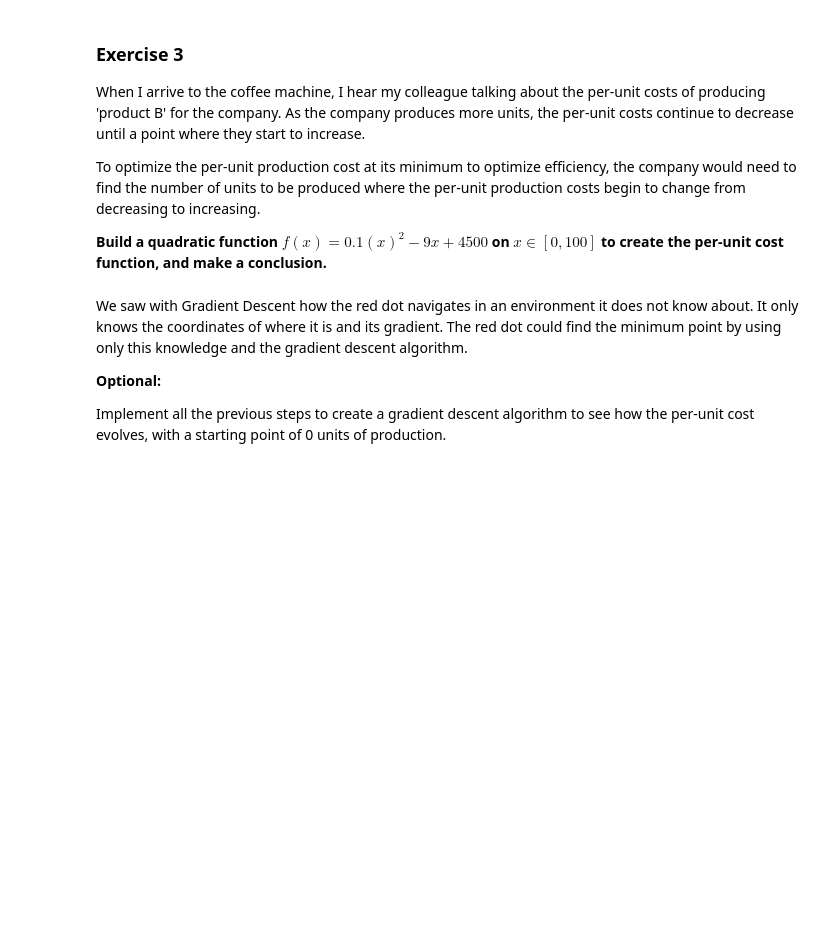
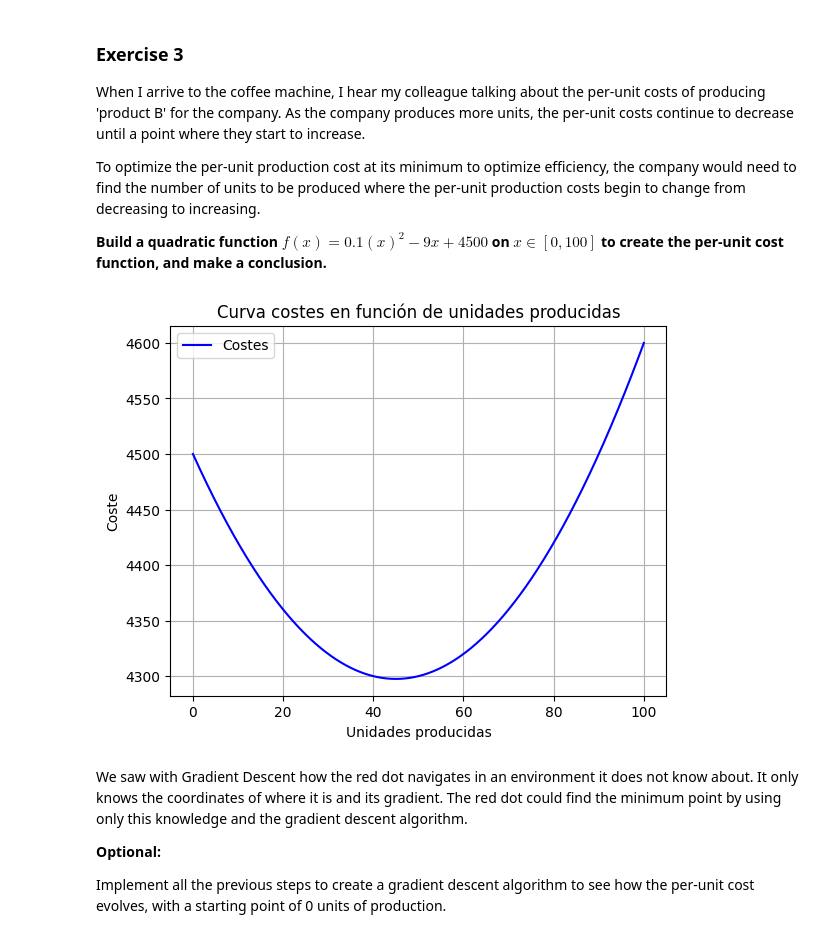
Before and after one commit to 4GeeksAcademy/efrainnalmeida-calculus-and-algebra-problems-with-python, a Jupyter notebook: notebook/problems.ipynb, the cells around one changed output. Saved outputs shown, nothing was run; the diff lists cells and outputs as text; code cells hidden in the pictures; blank space fills up the shorter version.

```diff
--- a/notebook/problems.ipynb
+++ b/notebook/problems.ipynb
@@ -321,6 +319,25 @@ To optimize the per-unit production cost at its minimum to optimize efficiency,
 **Build a quadratic function $f(x)=0.1(x)^2−9x +4500$ on $x∈[0,100]$ to create the per-unit cost function, and make a conclusion.**
 # %%
 # Define and plot the function
+
+def cost(x):
+    return 0.1*x**2 - 9*x + 4500
+
+x_i = 0 # Inicio del intervalo
+x_f = 100 # Final del intervalo
+x = np.linspace(x_i , x_f, 1000) # eje_x
+y = cost(x) # eje y
+
+
+plt.plot(x, y, 'b', label='Costes')
+plt.title('Curva costes en función de unidades producidas')
+plt.xlabel('Unidades producidas')
+plt.ylabel('Coste')
+plt.legend()
+plt.grid()
+plt.show()
+# %% [output]
+[figure, added]
 # %% [markdown]
 We saw with Gradient Descent how the red dot navigates in an environment it does not know about. It only knows the coordinates of where it is and its gradient. The red dot could find the minimum point by using only this knowledge and the gradient descent algorithm.
 
```
Also changed, not shown: parts of 16 cells of this notebook.
